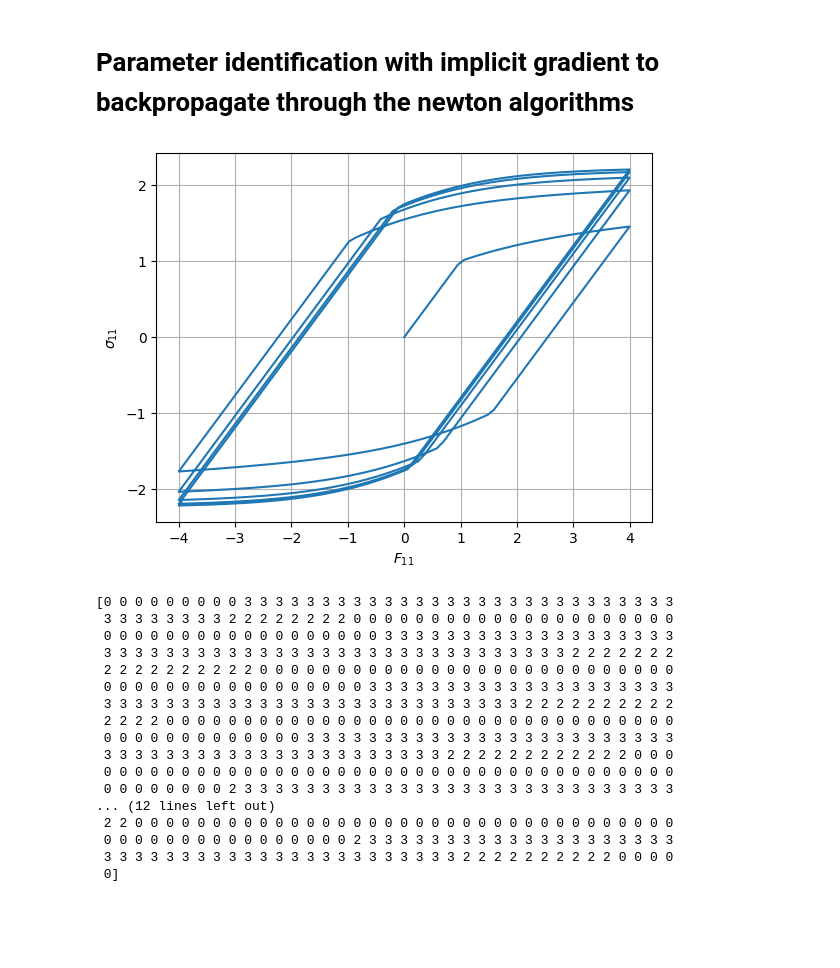
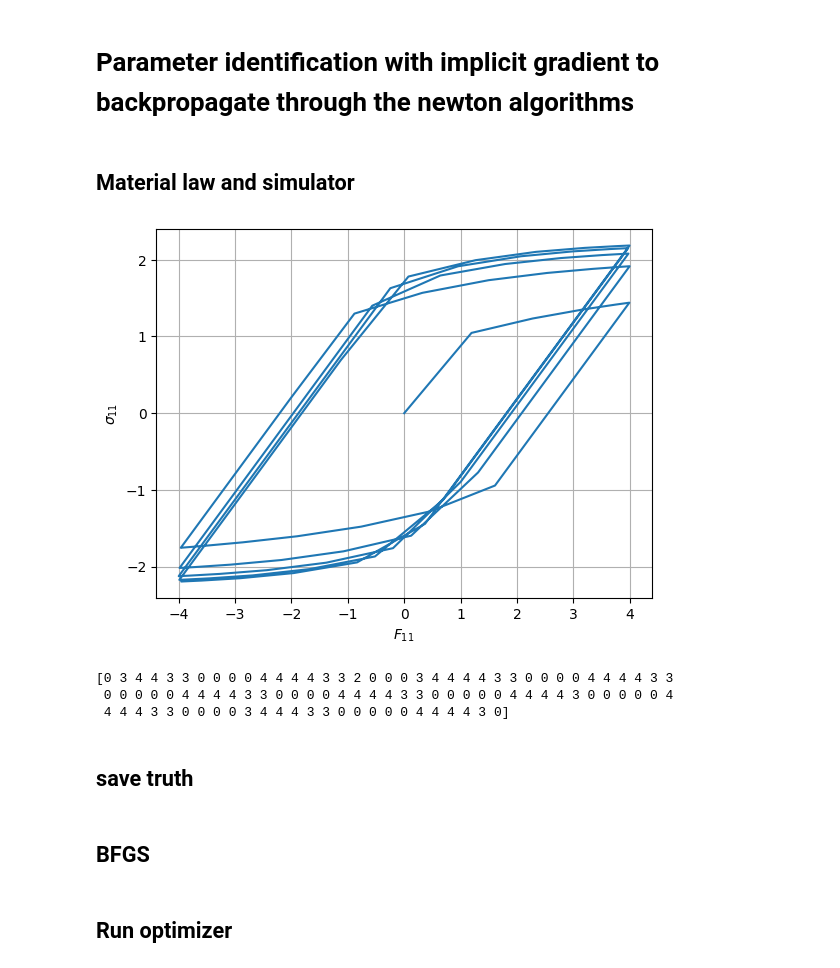
Before and after one commit to kerfriden/jax_constitutive_law, a Jupyter notebook: jax_cl_3.ipynb, the cells around one changed output. Cells and saved outputs as stored; diff of their text form; code cells hidden in the pictures; blank space fills up the shorter version.

```diff
--- a/jax_cl_3.ipynb
+++ b/jax_cl_3.ipynb
@@ -1629,5 +1629,7 @@ eps_cstr (first 10) [[ 0.          0.          0.          0.          0.
 # %% [markdown]
 # Parameter identification with implicit gradient to backpropagate through the newton algorithms
+# %% [markdown]
+## Material law and simulator
 # %%
 # ----------------- constitutive update (pure function) -----------------
 def R_iso(p, params):
@@ -1756,7 +1758,7 @@ params = {
 }
 
 # strain history
-n_ts = 1000
+n_ts = 100
 ts = jnp.linspace(0., 1., n_ts)
 eps_xx = 4.0 * jnp.sin( ts * 30.0)
 epsilon_ts = (jnp.zeros((len(ts), 6))
@@ -1765,48 +1767,36 @@ epsilon_ts = (jnp.zeros((len(ts), 6))
 #load_list = [
 #    {"t": ts[i],
 #     "epsilon": epsilon_ts[i],
 #     "sigma_cstr_idx": jnp.asarray([1, 2, 3, 4, 5])}
 #    for i in range(len(ts))
 #]
 #def stack_load_list(load_list):
 #    # Turn list[dict(arrays)] -> dict(arrays with leading time dim)
 #    return jax.tree_util.tree_map(lambda *xs: jnp.stack(xs), *load_list)
 #load = stack_load_list(load_list)
 
 sigma_cstr_idx = jnp.asarray([1, 2, 3, 4, 5])
 
 load_ts = {
     "epsilon": epsilon_ts,
     "sigma_cstr_idx": jnp.broadcast_to(sigma_cstr_idx, (len(ts), sigma_cstr_idx.shape[0])) ,
 }
 
 state0 = {"epsilon_p": jnp.zeros(6,), "p": jnp.array(0.0),"X": jnp.zeros(6,)}
 state_T, saved = simulate(constitutive_update_fn,state0, load_ts, params)
 
 eps11 = jnp.array(load_ts["epsilon"][:,0])
 plt.plot(eps11,saved["fields"]["sigma"][:,0])
 plt.grid()
 plt.xlabel(r"$F_{11}$")
 plt.ylabel(r"$\sigma_{11}$")
 plt.show()
 
 print(saved["logs"]["conv"])
 # %% [output]
-[figure, old version]
+[figure, new version]
-[0 0 0 0 0 0 0 0 0 3 3 3 3 3 3 3 3 3 3 3 3 3 3 3 3 3 3 3 3 3 3 3 3 3 3 3 3
- 3 3 3 3 3 3 3 3 2 2 2 2 2 2 2 2 0 0 0 0 0 0 0 0 0 0 0 0 0 0 0 0 0 0 0 0 0
- 0 0 0 0 0 0 0 0 0 0 0 0 0 0 0 0 0 0 3 3 3 3 3 3 3 3 3 3 3 3 3 3 3 3 3 3 3
- 3 3 3 3 3 3 3 3 3 3 3 3 3 3 3 3 3 3 3 3 3 3 3 3 3 3 3 3 3 3 2 2 2 2 2 2 2
- 2 2 2 2 2 2 2 2 2 2 0 0 0 0 0 0 0 0 0 0 0 0 0 0 0 0 0 0 0 0 0 0 0 0 0 0 0
- 0 0 0 0 0 0 0 0 0 0 0 0 0 0 0 0 0 3 3 3 3 3 3 3 3 3 3 3 3 3 3 3 3 3 3 3 3
- 3 3 3 3 3 3 3 3 3 3 3 3 3 3 3 3 3 3 3 3 3 3 3 3 3 3 3 2 2 2 2 2 2 2 2 2 2
- 2 2 2 2 0 0 0 0 0 0 0 0 0 0 0 0 0 0 0 0 0 0 0 0 0 0 0 0 0 0 0 0 0 0 0 0 0
- 0 0 0 0 0 0 0 0 0 0 0 0 0 3 3 3 3 3 3 3 3 3 3 3 3 3 3 3 3 3 3 3 3 3 3 3 3
- 3 3 3 3 3 3 3 3 3 3 3 3 3 3 3 3 3 3 3 3 3 3 2 2 2 2 2 2 2 2 2 2 2 2 0 0 0
- 0 0 0 0 0 0 0 0 0 0 0 0 0 0 0 0 0 0 0 0 0 0 0 0 0 0 0 0 0 0 0 0 0 0 0 0 0
- 0 0 0 0 0 0 0 0 2 3 3 3 3 3 3 3 3 3 3 3 3 3 3 3 3 3 3 3 3 3 3 3 3 3 3 3 3
-... (12 lines left out)
- 2 2 0 0 0 0 0 0 0 0 0 0 0 0 0 0 0 0 0 0 0 0 0 0 0 0 0 0 0 0 0 0 0 0 0 0 0
- 0 0 0 0 0 0 0 0 0 0 0 0 0 0 0 0 2 3 3 3 3 3 3 3 3 3 3 3 3 3 3 3 3 3 3 3 3
- 3 3 3 3 3 3 3 3 3 3 3 3 3 3 3 3 3 3 3 3 3 3 3 2 2 2 2 2 2 2 2 2 2 0 0 0 0
- 0]
+[0 3 4 4 3 3 0 0 0 0 4 4 4 4 3 3 2 0 0 0 3 4 4 4 4 3 3 0 0 0 0 4 4 4 4 3 3
+ 0 0 0 0 0 4 4 4 4 3 3 0 0 0 0 4 4 4 4 3 3 0 0 0 0 0 4 4 4 4 3 0 0 0 0 0 4
+ 4 4 4 3 3 0 0 0 0 3 4 4 4 3 3 0 0 0 0 0 4 4 4 4 3 0]
+# %% [markdown]
+## save truth
@@ -1812,0 +1806,2 @@ print(saved["logs"]["conv"])
+# %% [markdown]
+## BFGS
@@ -1813 +1955,3 @@ print(saved["logs"]["conv"])
+# %% [markdown]
+## Run optimizer
 # %%
```
Also changed, not shown: parts of 16 cells of this notebook.
